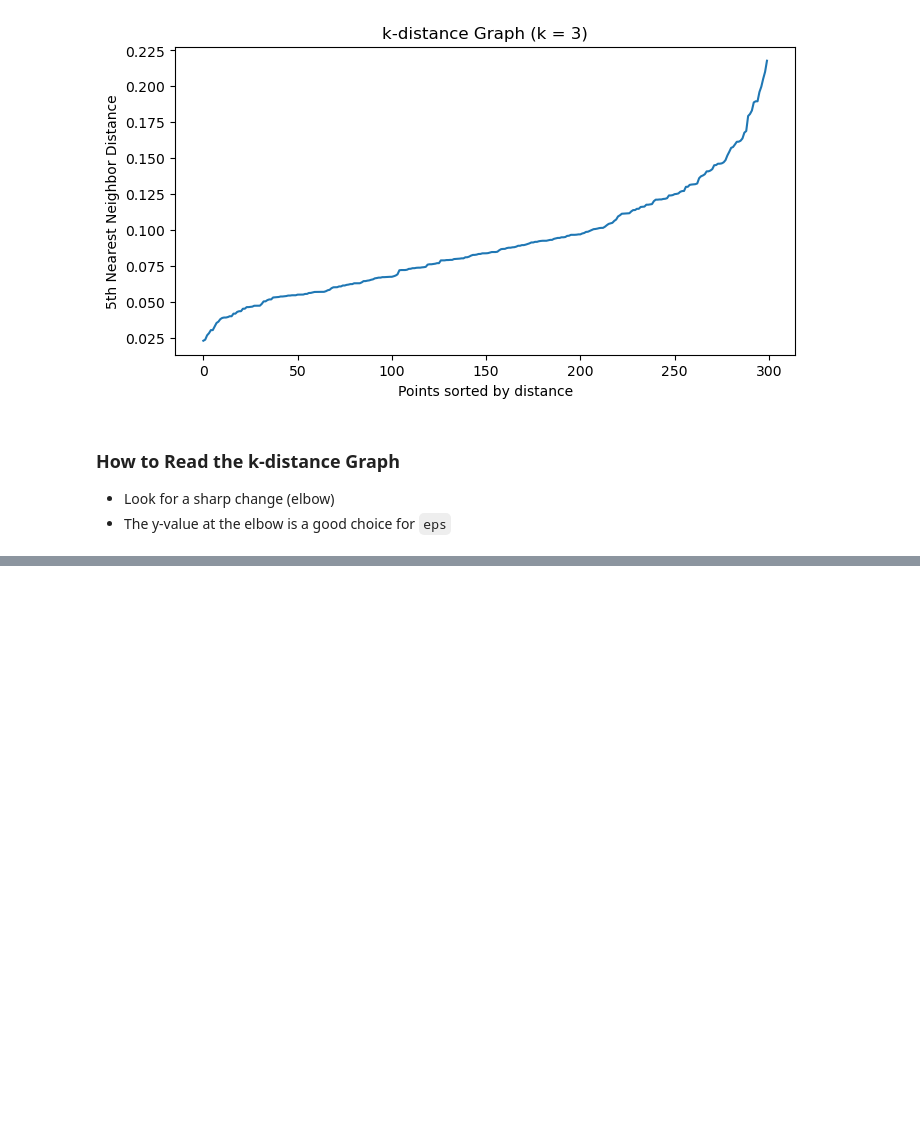
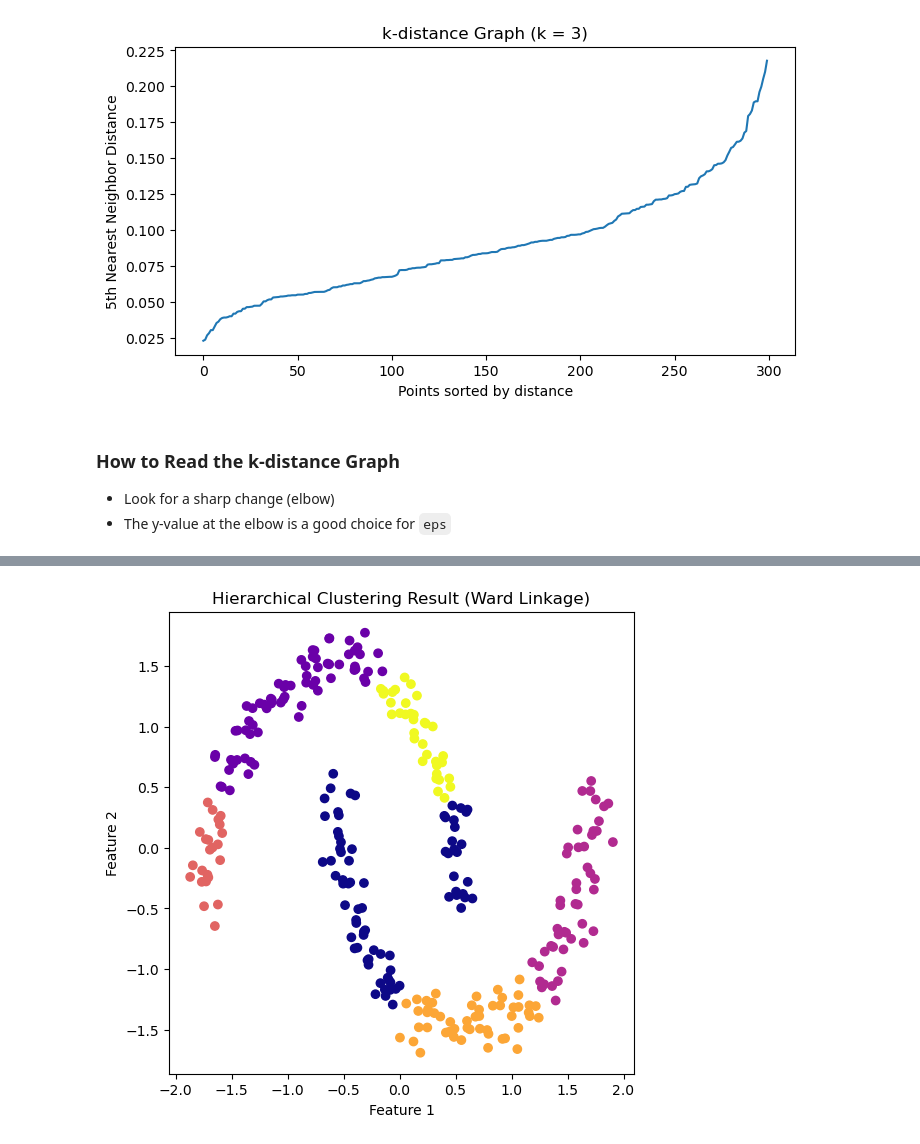
Before and after one commit to shoyebreza/ML, a Jupyter notebook: Machine-learning/Module25-DBSCAN & Hierarchical Clustering/Module 25_DBSCAN_Hierarchical Clustering.ipynb, the cells around one changed output, grey strips where cells are left out. Saved outputs shown, nothing was run; the diff lists cells and outputs as text; code cells hidden in the pictures; blank space fills up the shorter version.

Commit message:
Hierarchical Clustering Implementation

```diff
--- a/Machine-learning/Module25-DBSCAN & Hierarchical Clustering/Module 25_DBSCAN_Hierarchical Clustering.ipynb
+++ b/Machine-learning/Module25-DBSCAN & Hierarchical Clustering/Module 25_DBSCAN_Hierarchical Clustering.ipynb
@@ -132,0 +141,13 @@ plt.show()
+# %%
+#Hierarchical Clustering Implementation
+hc = AgglomerativeClustering(n_clusters=6, linkage='ward')
+hc_labels = hc.fit_predict(X_scaled)
+# %%
+plt.figure(figsize=(6,6))
+plt.scatter(X_scaled[:,0], X_scaled[:,1], c=hc_labels, cmap='plasma')
+plt.title("Hierarchical Clustering Result (Ward Linkage)")
+plt.xlabel("Feature 1")
+plt.ylabel("Feature 2")
+plt.show()
+# %% [output]
+[figure, added]
```
Also changed, not shown: parts of 1 cell of this notebook.
